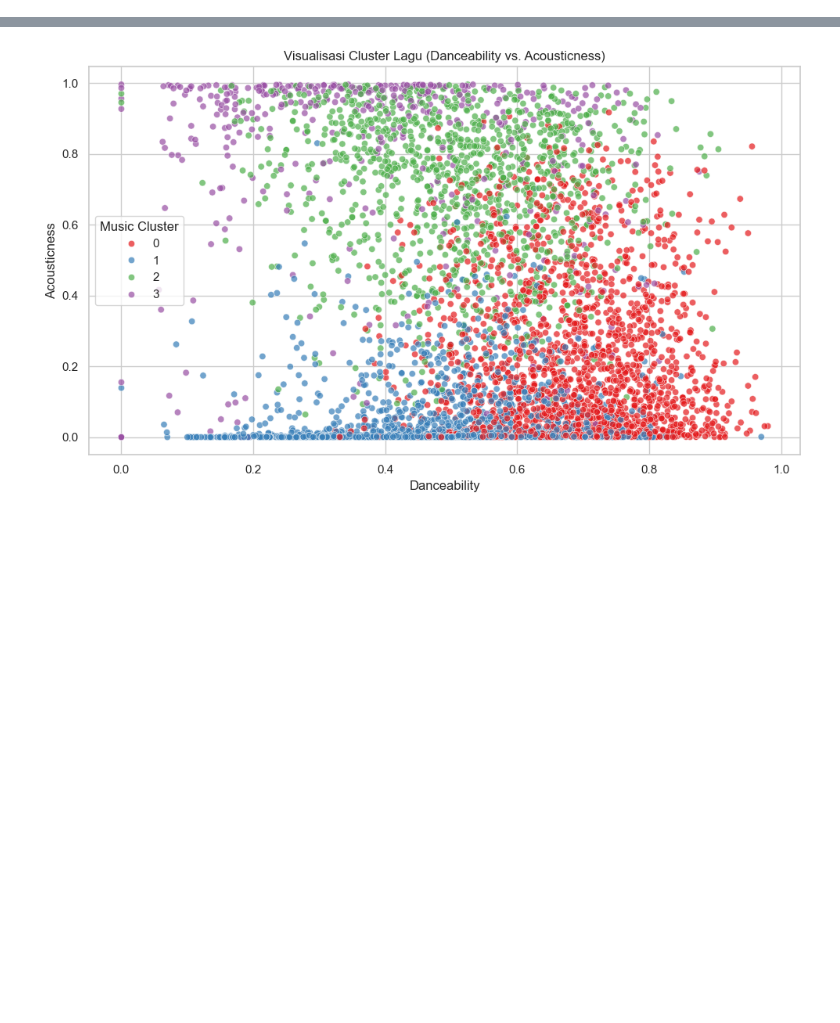
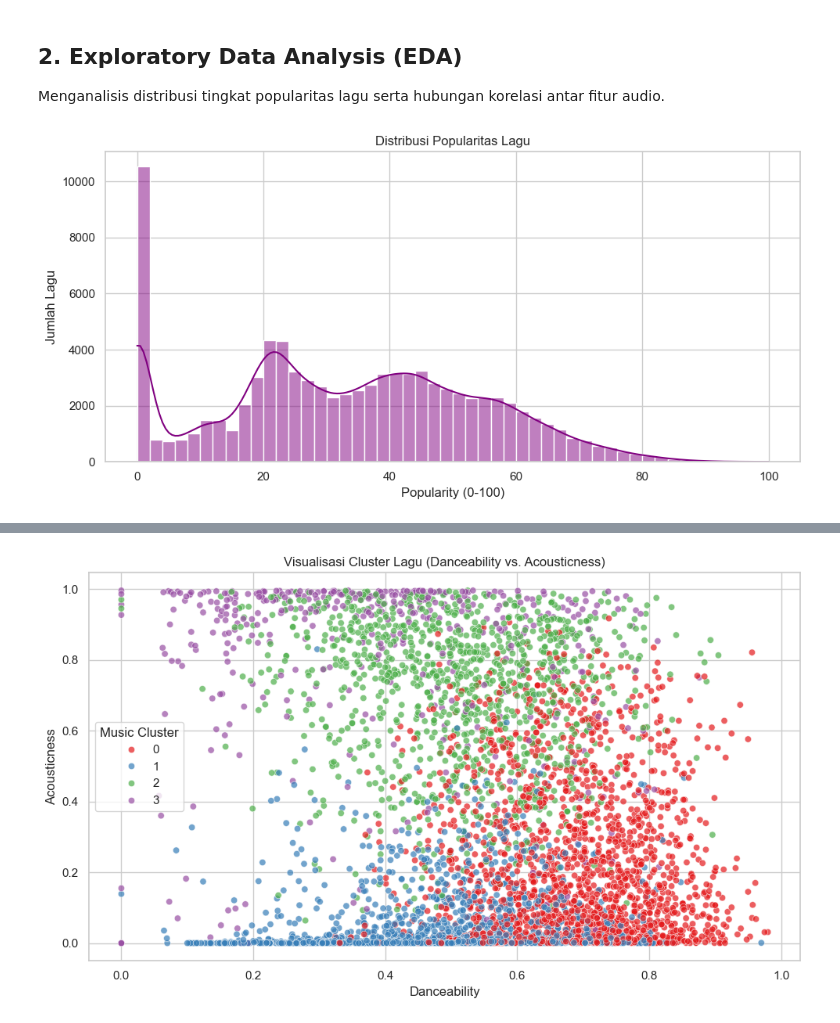
Before and after one commit to izamrosiawan/spotify-tracks-analysis, a Jupyter notebook: notebook.ipynb, the cells around one changed output, grey strips where cells are left out. Saved outputs shown, nothing was run; the diff lists cells and outputs as text; code cells hidden in the pictures; blank space fills up the shorter version.

Commit message:
docs: update project documentation and add comprehensive visualization plots for Spotify tracks analysis

```diff
--- a/notebook.ipynb
+++ b/notebook.ipynb
@@ -236,0 +96,15 @@ Kita plot sebaran cluster menggunakan fitur `danceability` vs `acousticness`.
+# %% [markdown]
+## 2. Exploratory Data Analysis (EDA)
+Menganalisis distribusi tingkat popularitas lagu serta hubungan korelasi antar fitur audio.
+# %%
+# Visualisasi distribusi popularitas lagu
+plt.figure(figsize=(10, 5))
+sns.histplot(df['popularity'], bins=50, kde=True, color='purple')
+plt.title('Distribusi Popularitas Lagu')
+plt.xlabel('Popularity (0-100)')
+plt.ylabel('Jumlah Lagu')
+plt.tight_layout()
+plt.savefig('plots/popularity_distribution.png', dpi=150)
+plt.show()
+# %% [output]
+[figure, added]
```
Also changed, not shown: parts of 40 cells of this notebook, 6 other files.
